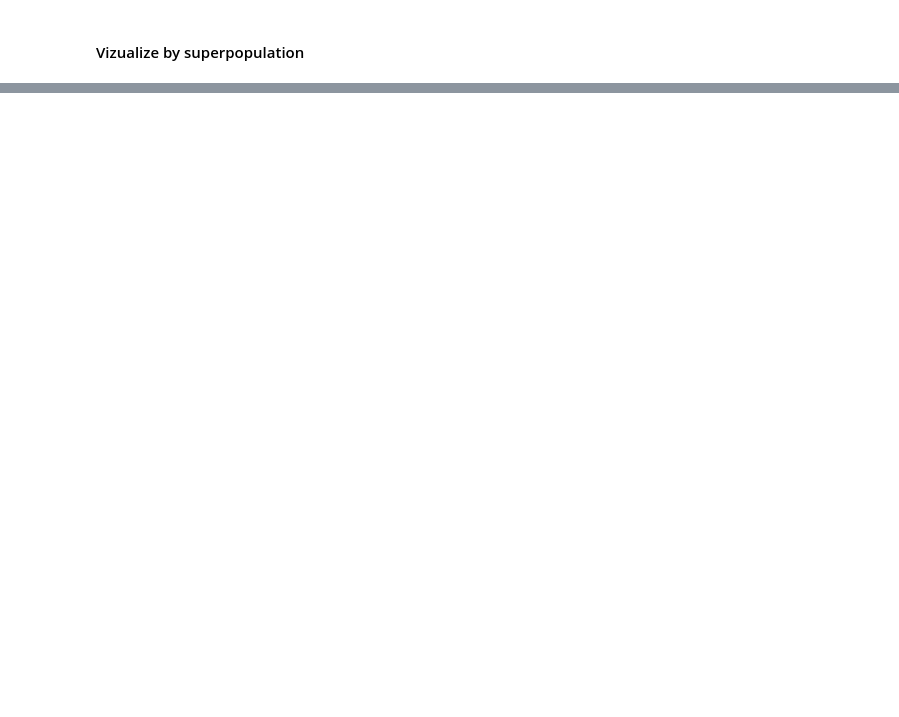
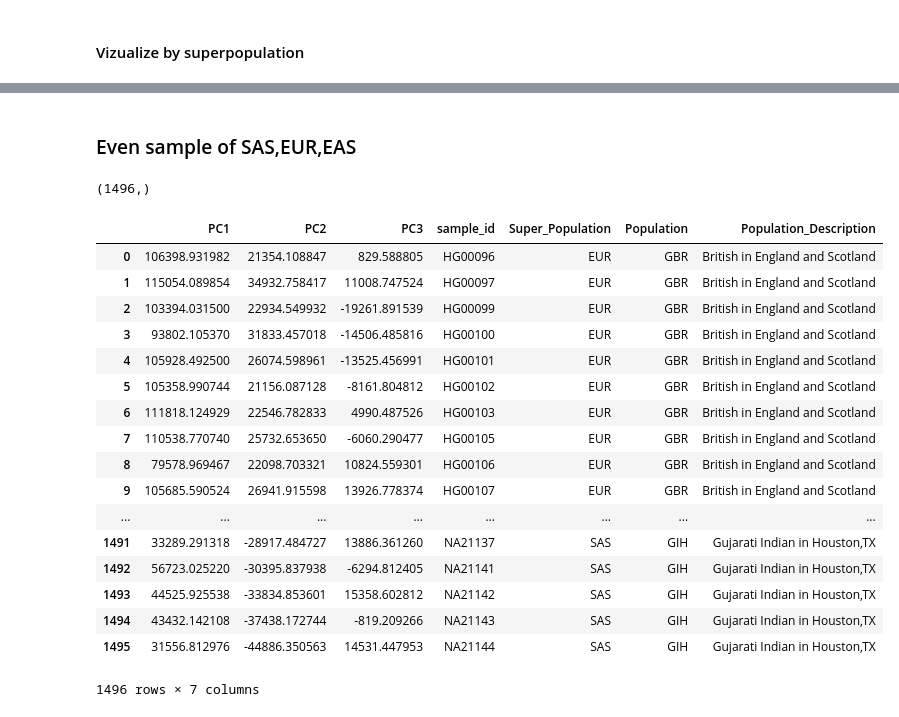
Before and after one commit to chrisporras/1000Genomes-PCA, a Jupyter notebook: sampling_PCA/notebooks/1000Genomes-PCA.ipynb, the cells around one changed output, grey strips where cells are left out. Cells and saved outputs as stored; diff of their text form; code cells hidden in the pictures; blank space fills up the shorter version.

```diff
--- a/sampling_PCA/notebooks/1000Genomes-PCA.ipynb
+++ b/sampling_PCA/notebooks/1000Genomes-PCA.ipynb
@@ -201,0 +147,41 @@ plt.savefig("unfiltered_chr21_PC2PC3.jpg",quality=95)
+# %% [markdown]
+### Even sample of SAS,EUR,EAS
+# %%
+no_amr_afr = df.loc[(df['Super_Population']!='AMR')].loc[df['Super_Population']!='AFR']
+no_amr_afr.shape
+no_amr_afr.to_csv('no_amr_afr.csv')
+# %%
+sub_samp = np.array(no_amr_afr['sample_id'])
+sub_samp.shape
+# %% [output]
+(1496,)
+# %%
+idx = []
+for i in range(len(samp_id)):
+    if samp_id[i] in sub_samp:
+        idx += [i]
+# %%
+idx_euras = idx
+euras_df = make_df(idx_euras,'pcs_arr_as.npy')
+euras_df.to_csv('eurasian_sample.csv')
+# %%
+euras_df
+# %% [output]
+|  | PC1 | PC2 | PC3 | sample_id | Super_Population | Population | Population_Description |
+| 0 | 106398.931982 | 21354.108847 | 829.588805 | HG00096 | EUR | GBR | British in England and Scotland |
+| 1 | 115054.089854 | 34932.758417 | 11008.747524 | HG00097 | EUR | GBR | British in England and Scotland |
+| 2 | 103394.031500 | 22934.549932 | -19261.891539 | HG00099 | EUR | GBR | British in England and Scotland |
+| 3 | 93802.105370 | 31833.457018 | -14506.485816 | HG00100 | EUR | GBR | British in England and Scotland |
+| 4 | 105928.492500 | 26074.598961 | -13525.456991 | HG00101 | EUR | GBR | British in England and Scotland |
+| 5 | 105358.990744 | 21156.087128 | -8161.804812 | HG00102 | EUR | GBR | British in England and Scotland |
+| 6 | 111818.124929 | 22546.782833 | 4990.487526 | HG00103 | EUR | GBR | British in England and Scotland |
+| 7 | 110538.770740 | 25732.653650 | -6060.290477 | HG00105 | EUR | GBR | British in England and Scotland |
+| 8 | 79578.969467 | 22098.703321 | 10824.559301 | HG00106 | EUR | GBR | British in England and Scotland |
+| 9 | 105685.590524 | 26941.915598 | 13926.778374 | HG00107 | EUR | GBR | British in England and Scotland |
+| ... | ... | ... | ... | ... | ... | ... | ... |
+| 1491 | 33289.291318 | -28917.484727 | 13886.361260 | NA21137 | SAS | GIH | Gujarati Indian in Houston,TX |
+| 1492 | 56723.025220 | -30395.837938 | -6294.812405 | NA21141 | SAS | GIH | Gujarati Indian in Houston,TX |
+| 1493 | 44525.925538 | -33834.853601 | 15358.602812 | NA21142 | SAS | GIH | Gujarati Indian in Houston,TX |
+| 1494 | 43432.142108 | -37438.172744 | -819.209266 | NA21143 | SAS | GIH | Gujarati Indian in Houston,TX |
+| 1495 | 31556.812976 | -44886.350563 | 14531.447953 | NA21144 | SAS | GIH | Gujarati Indian in Houston,TX |
+1496 rows × 7 columns
```
Also changed, not shown: parts of 97 cells of this notebook.
